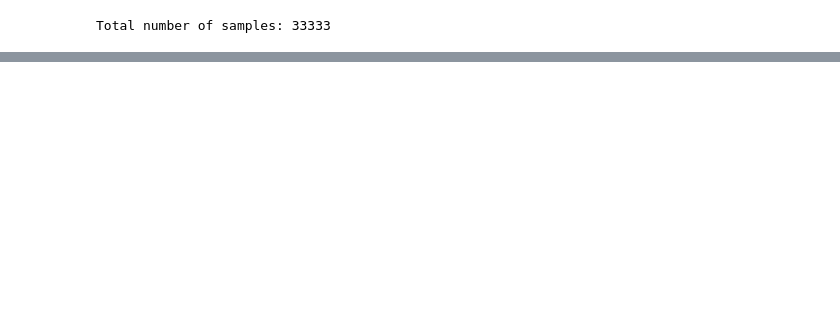
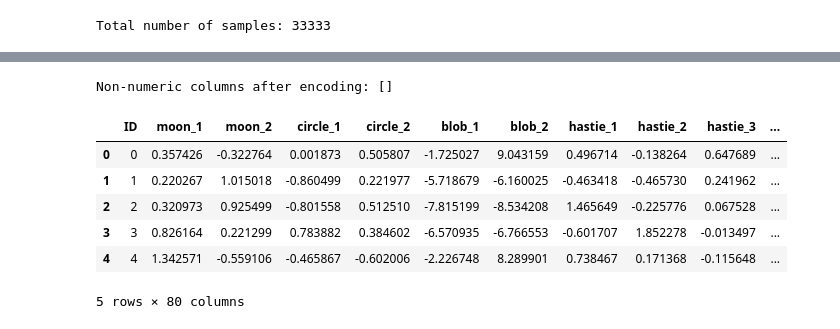
Before and after one commit to SqrtNegativOne/competition-dataset-generation, a Jupyter notebook: competition-dataset.ipynb, the cells around one changed output, grey strips where cells are left out. Drawn from its saved outputs; the diff is of its cells as text; code cells hidden in the pictures; blank space fills up the shorter version.

```diff
--- a/competition-dataset.ipynb
+++ b/competition-dataset.ipynb
@@ -370,0 +270,19 @@ df.head()
+# %%
+non_num_cols = df.select_dtypes(exclude=['number']).columns
+
+df_one_hot = pd.get_dummies(df, columns=non_num_cols, dtype=int)
+
+print("Non-numeric columns after encoding:",
+      df_one_hot.select_dtypes(exclude=['number']).columns.tolist())
+# %% [output]
+Non-numeric columns after encoding: []
+# %%
+df_one_hot.head()
+# %% [output]
+|  | ID | moon_1 | moon_2 | circle_1 | circle_2 | blob_1 | blob_2 | hastie_1 | hastie_2 | hastie_3 | ... |
+| 0 | 0 | 0.357426 | -0.322764 | 0.001873 | 0.505807 | -1.725027 | 9.043159 | 0.496714 | -0.138264 | 0.647689 | ... |
+| 1 | 1 | 0.220267 | 1.015018 | -0.860499 | 0.221977 | -5.718679 | -6.160025 | -0.463418 | -0.465730 | 0.241962 | ... |
+| 2 | 2 | 0.320973 | 0.925499 | -0.801558 | 0.512510 | -7.815199 | -8.534208 | 1.465649 | -0.225776 | 0.067528 | ... |
+| 3 | 3 | 0.826164 | 0.221299 | 0.783882 | 0.384602 | -6.570935 | -6.766553 | -0.601707 | 1.852278 | -0.013497 | ... |
+| 4 | 4 | 1.342571 | -0.559106 | -0.465867 | -0.602006 | -2.226748 | 8.289901 | 0.738467 | 0.171368 | -0.115648 | ... |
+5 rows × 80 columns
```
Also changed, not shown: parts of 30 cells of this notebook.
